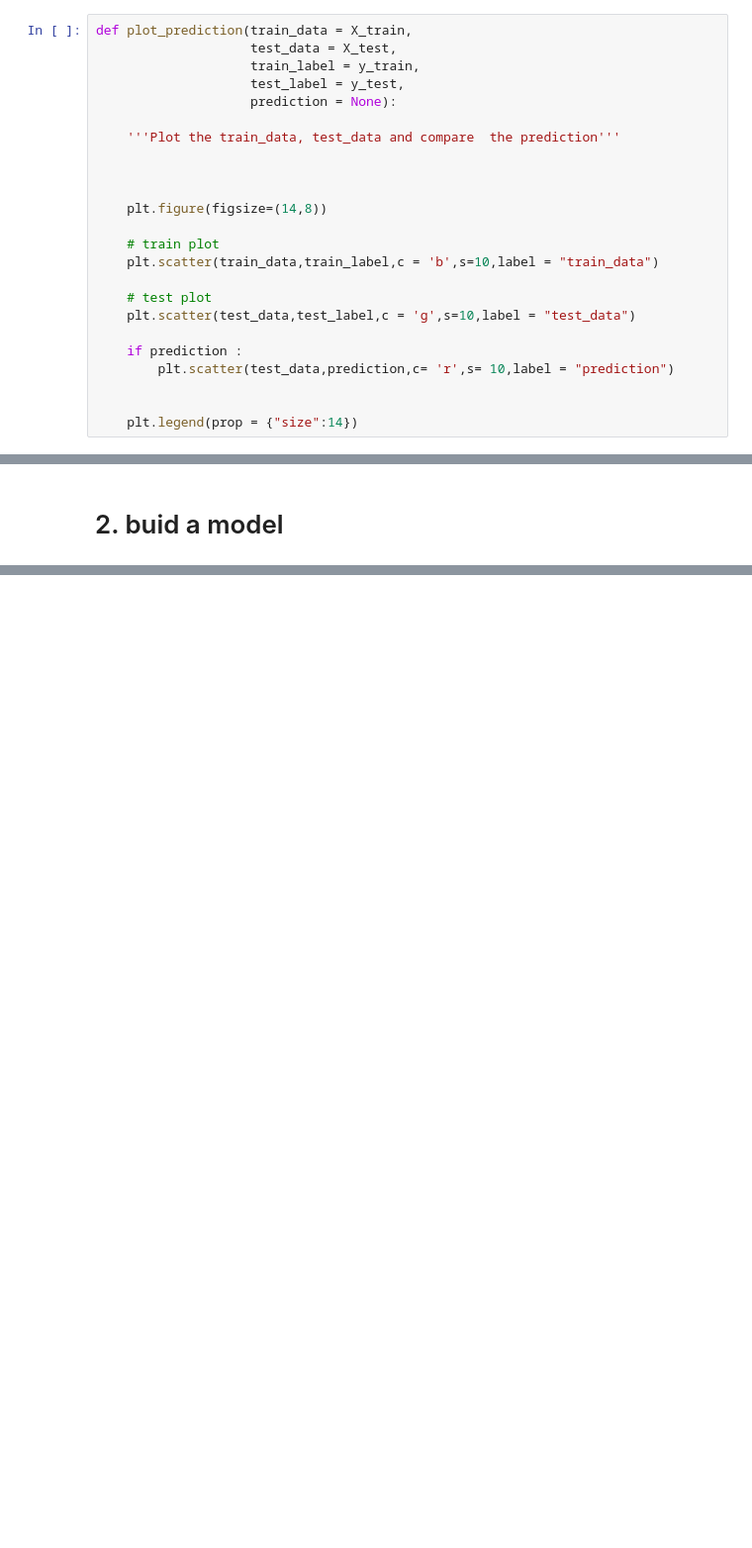
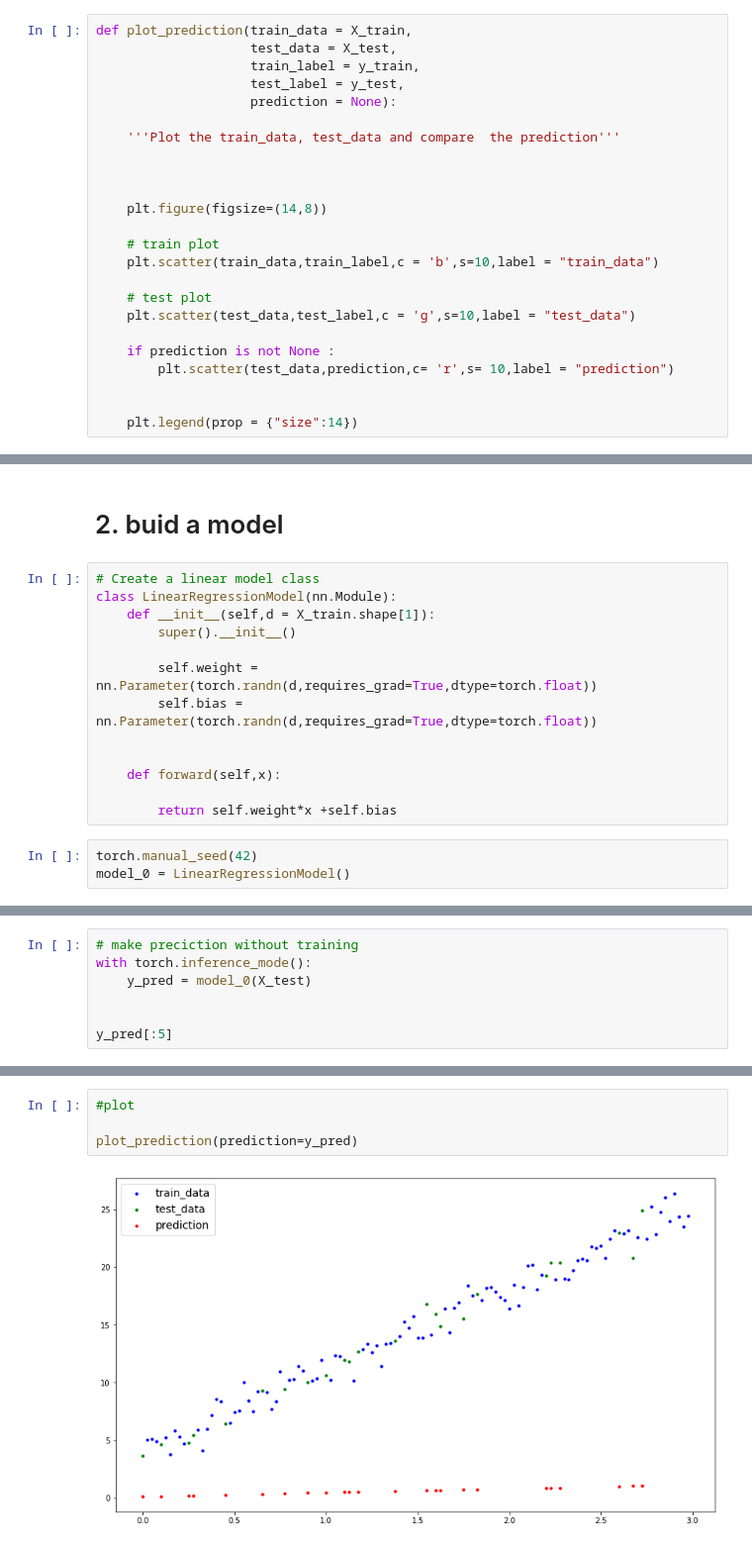
Before and after one commit to atouammi/Pytorch-Workflow-fundamemtals, a Jupyter notebook: code/code.ipynb, the cells around one changed output, grey strips where cells are left out. Shown: that part at 99% size. Drawn from its saved outputs; the diff is of its cells as text; blank space fills up the shorter version.

Commit message:
model setup and training

```diff
--- a/code/code.ipynb
+++ b/code/code.ipynb
@@ -70,7 +70,7 @@ def plot_prediction(train_data = X_train,
     # test plot
     plt.scatter(test_data,test_label,c = 'g',s=10,label = "test_data")
 
-    if prediction :
+    if prediction is not None :
         plt.scatter(test_data,prediction,c= 'r',s= 10,label = "prediction")
 
 
@@ -81,3 +81,19 @@ plot_prediction()
 [figure]
 # %% [markdown]
 # 2. buid a model
+# %%
+# Create a linear model class
+class LinearRegressionModel(nn.Module):
+    def __init__(self,d = X_train.shape[1]):
+        super().__init__()
+
+        self.weight = nn.Parameter(torch.randn(d,requires_grad=True,dtype=torch.float))
+        self.bias = nn.Parameter(torch.randn(d,requires_grad=True,dtype=torch.float))
+
+
+    def forward(self,x):
+
+        return self.weight*x +self.bias
+# %%
+torch.manual_seed(42)
+model_0 = LinearRegressionModel()
@@ -83,0 +111,7 @@ plot_prediction()
+# %%
+# make preciction without training
+with torch.inference_mode():
+    y_pred = model_0(X_test)
+
+
+y_pred[:5]
@@ -83,0 +124,6 @@ plot_prediction()
+# %%
+#plot
+
+plot_prediction(prediction=y_pred)
+# %% [output]
+[figure, added]
```
Also changed, not shown: parts of 10 cells of this notebook, 1 other file.
